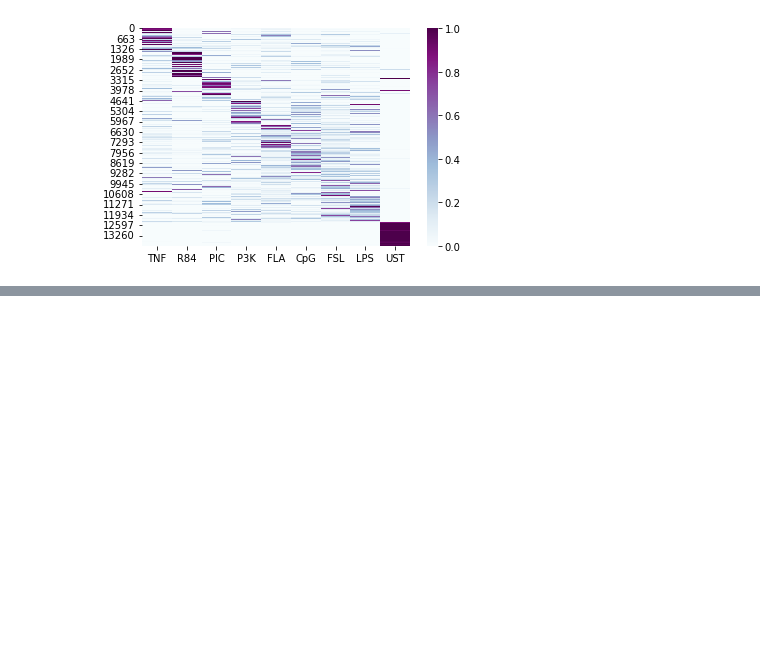
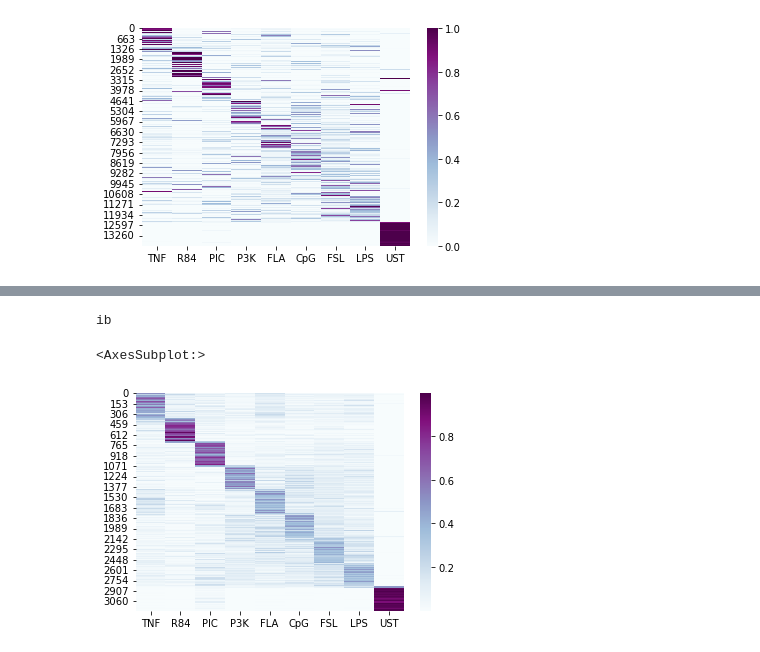
Before and after one commit to apple-soda/lstm-nfkb-dynamics, a Jupyter notebook: notebooks/5-cfv-mm.ipynb, the cells around one changed output, grey strips where cells are left out. Drawn from its saved outputs; the diff is of its cells as text; code cells hidden in the pictures; blank space fills up the shorter version.

```diff
--- a/notebooks/5-cfv-mm.ipynb
+++ b/notebooks/5-cfv-mm.ipynb
@@ -201,0 +342,7 @@ ValueError: Must pass 2-d input. shape=()
+# %%
+print('ib')
+sns.heatmap(polarization_fraction[1], xticklabels=ligands, cmap='BuPu')
+# %% [output]
+ib
+<AxesSubplot:>
+[figure, added]
```
Also changed, not shown: parts of 32 cells of this notebook.
